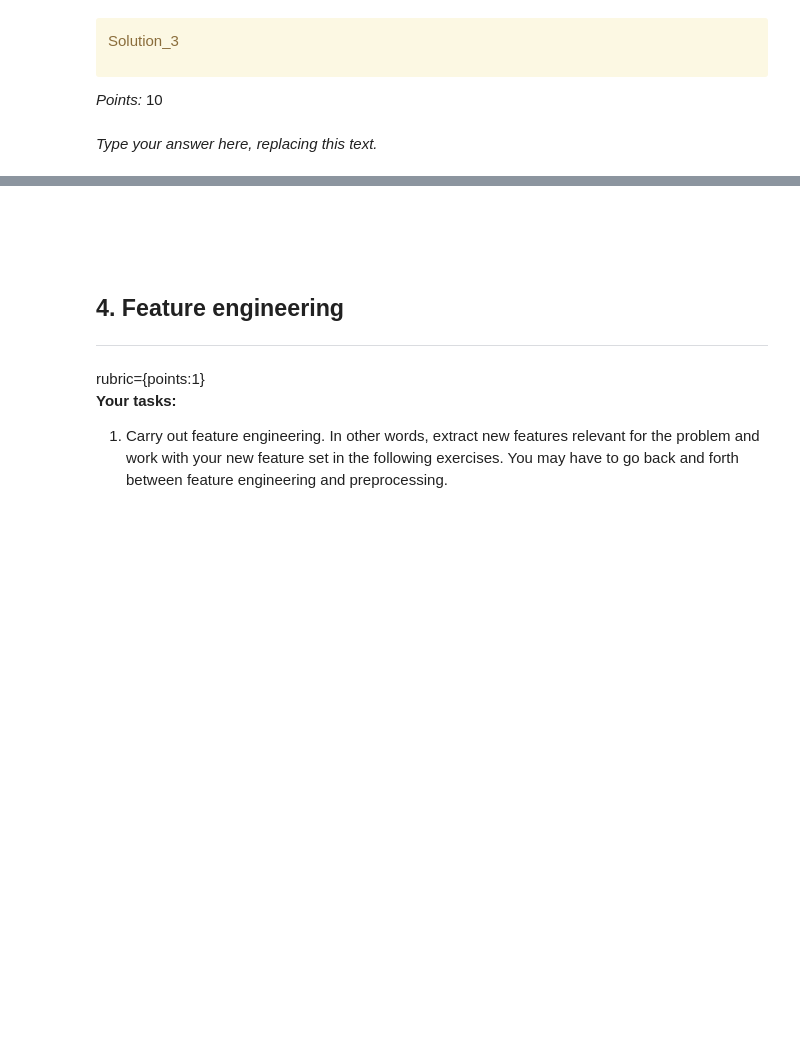
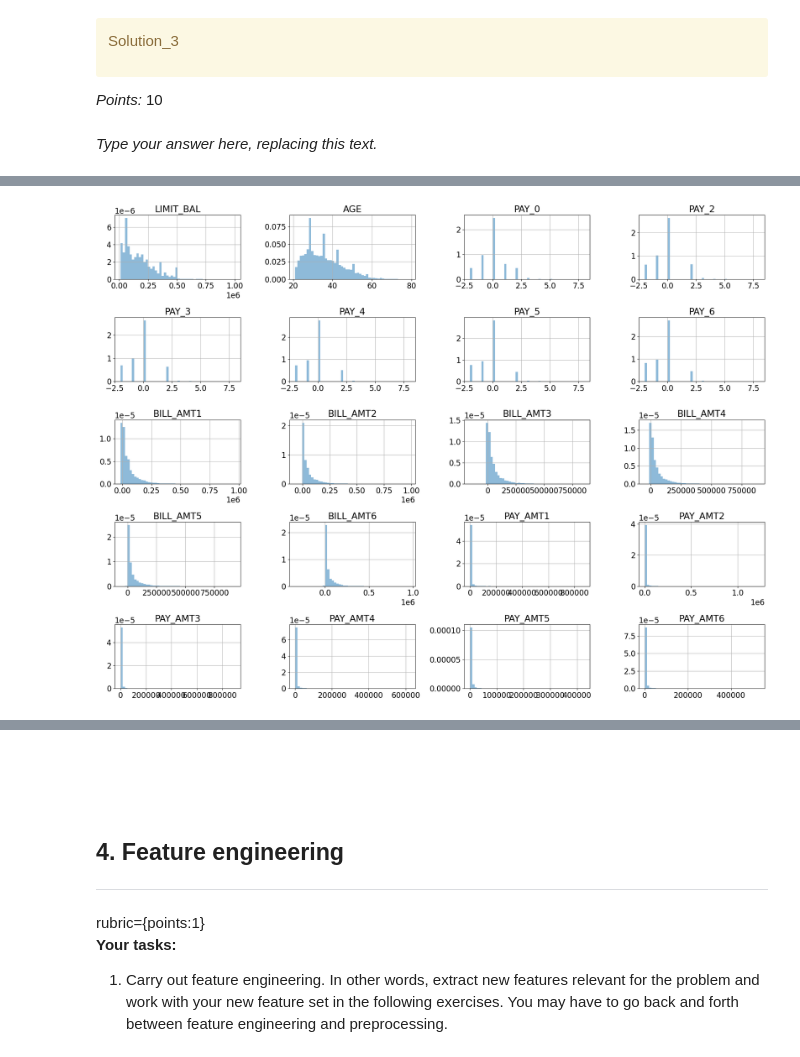
Before and after one commit to ljy0401/CPSC-330-Project-Default-of-Credit-Card-Clients-Predictions, a Jupyter notebook: hw5.ipynb, the cells around one changed output, grey strips where cells are left out. Saved outputs shown, nothing was run; the diff lists cells and outputs as text; code cells hidden in the pictures; blank space fills up the shorter version.

```diff
--- a/hw5.ipynb
+++ b/hw5.ipynb
@@ -212,0 +185,3 @@ Name: default.payment.next.month, dtype: int64
+# %%
+train_df, test_df= train_test_split(default_df, test_size=0.3, random_state=123)
+display(train_df.head(5),test_df.head(5),train_df.shape,test_df.shape)
@@ -259,0 +258,10 @@ _Type your answer here, replacing this text._
+# %%
+train_df['SEX'] = train_df['SEX'].astype('category')
+train_df['EDUCATION'] = train_df['EDUCATION'].astype('category')
+train_df['MARRIAGE'] = train_df['MARRIAGE'].astype('category')
+train_df['default.payment.next.month'] = train_df['default.payment.next.month'].astype('category')
+test_df['SEX'] = test_df['SEX'].astype('category')
+test_df['EDUCATION'] = test_df['EDUCATION'].astype('category')
+test_df['MARRIAGE'] = test_df['MARRIAGE'].astype('category')
+test_df['default.payment.next.month'] = test_df['default.payment.next.month'].astype('category')
+train_df.info()
@@ -259,0 +304,5 @@ _Type your answer here, replacing this text._
+# %%
+train_df.hist(bins=50, figsize=(20, 15), alpha=0.5, density = True)
+plt.tight_layout()
+# %% [output]
+[figure, added]
```
Also changed, not shown: parts of 24 cells of this notebook, 1 other file.
